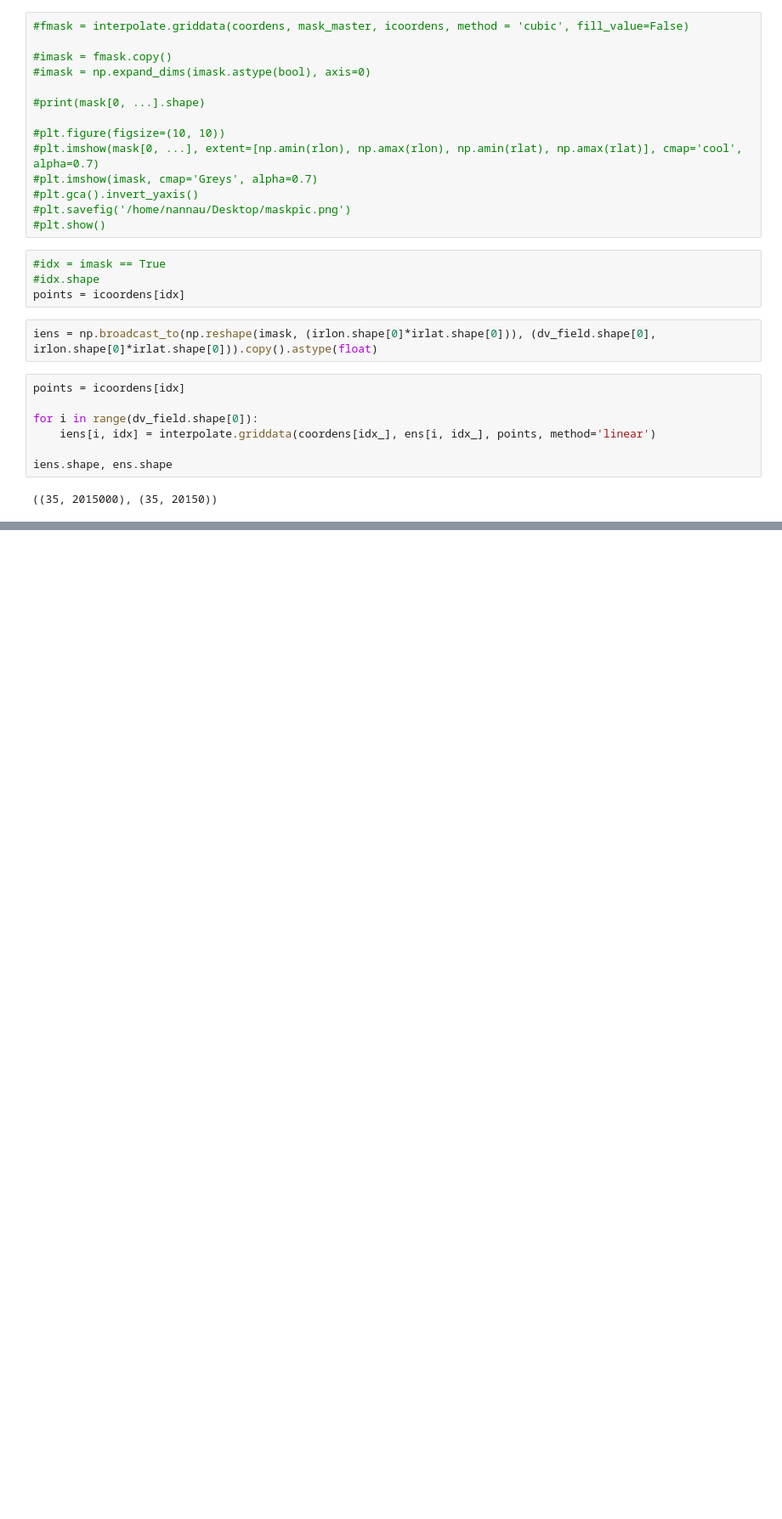
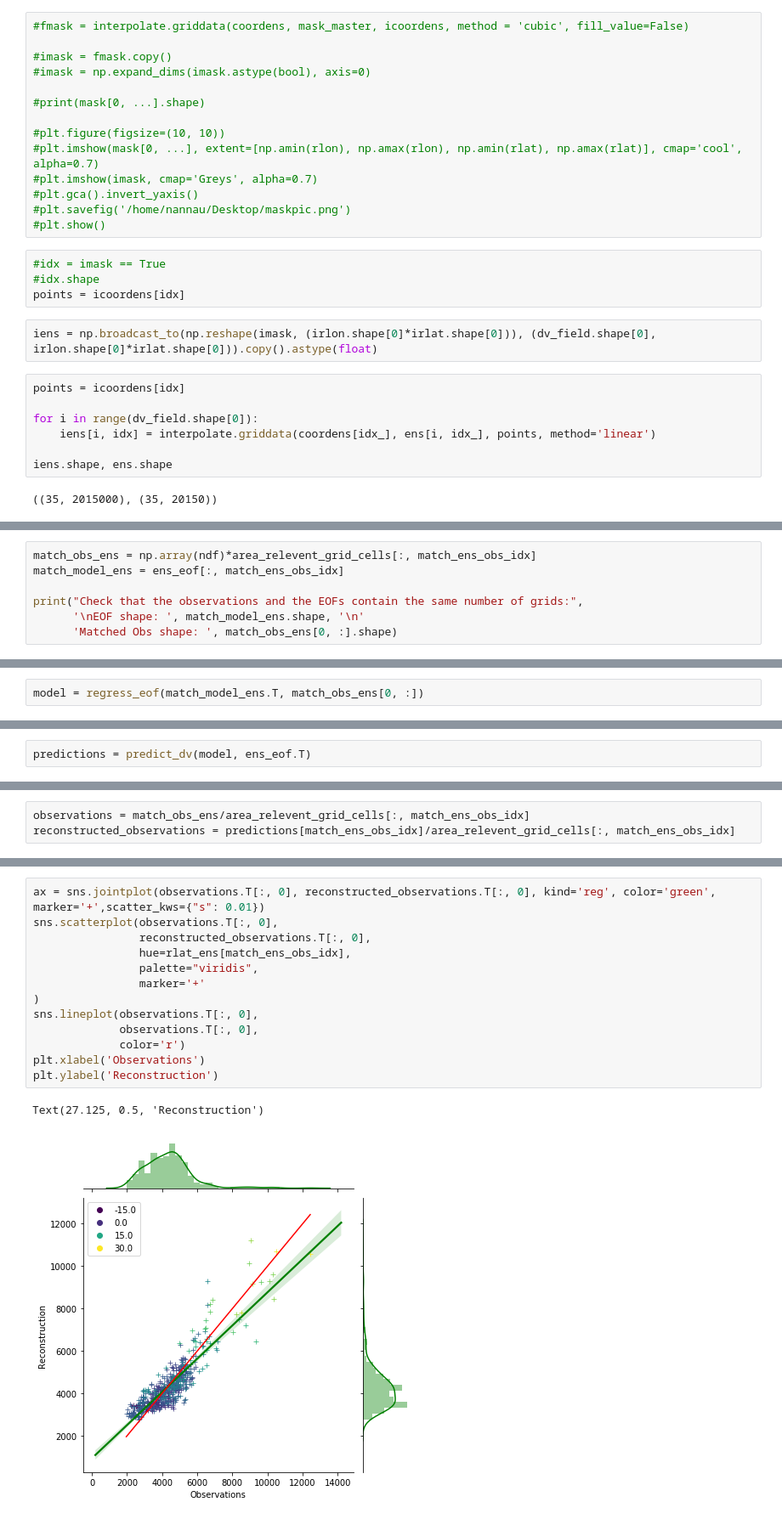
Before and after one commit to pacificclimate/climpyrical, a Jupyter notebook: notebooks/interpolation.ipynb, the cells around one changed output, grey strips where cells are left out. Shown: that part at 85% size. Cells and saved outputs as stored; diff of their text form; blank space fills up the shorter version.

```diff
--- a/notebooks/interpolation.ipynb
+++ b/notebooks/interpolation.ipynb
@@ -107,0 +184,7 @@ ens = pure[:, ~nan_mask[0, :]]
+# %%
+match_obs_ens = np.array(ndf)*area_relevent_grid_cells[:, match_ens_obs_idx]
+match_model_ens = ens_eof[:, match_ens_obs_idx]
+
+print("Check that the observations and the EOFs contain the same number of grids:",
+      '\nEOF shape: ', match_model_ens.shape, '\n'
+      'Matched Obs shape: ', match_obs_ens[0, :].shape)
@@ -107,0 +195,2 @@ ens = pure[:, ~nan_mask[0, :]]
+# %%
+model = regress_eof(match_model_ens.T, match_obs_ens[0, :])
@@ -107,0 +199,2 @@ ens = pure[:, ~nan_mask[0, :]]
+# %%
+predictions = predict_dv(model, ens_eof.T)
@@ -107,0 +203,3 @@ ens = pure[:, ~nan_mask[0, :]]
+# %%
+observations = match_obs_ens/area_relevent_grid_cells[:, match_ens_obs_idx]
+reconstructed_observations = predictions[match_ens_obs_idx]/area_relevent_grid_cells[:, match_ens_obs_idx]
@@ -107,0 +233,16 @@ ens = pure[:, ~nan_mask[0, :]]
+# %%
+ax = sns.jointplot(observations.T[:, 0], reconstructed_observations.T[:, 0], kind='reg', color='green', marker='+',scatter_kws={"s": 0.01})
+sns.scatterplot(observations.T[:, 0],
+                reconstructed_observations.T[:, 0],
+                hue=rlat_ens[match_ens_obs_idx],
+                palette="viridis",
+                marker='+'
+)
+sns.lineplot(observations.T[:, 0],
+             observations.T[:, 0],
+             color='r')
+plt.xlabel('Observations')
+plt.ylabel('Reconstruction')
+# %% [output]
+Text(27.125, 0.5, 'Reconstruction')
+[figure, added]
```
Also changed, not shown: parts of 21 cells of this notebook.
